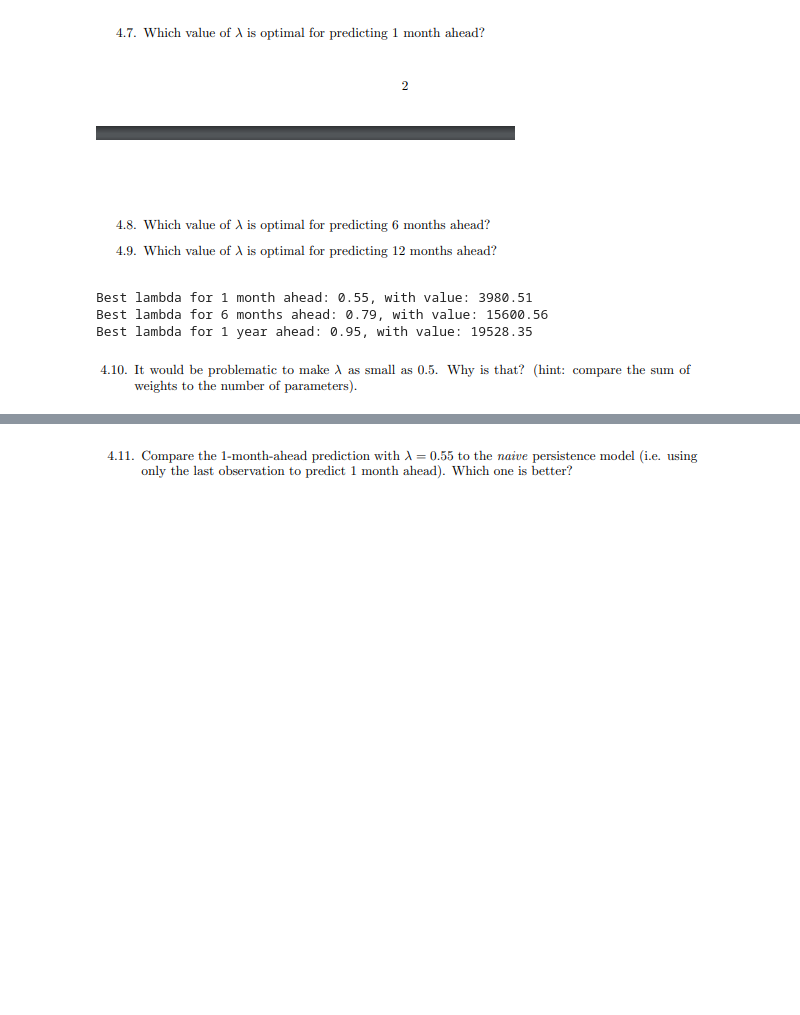
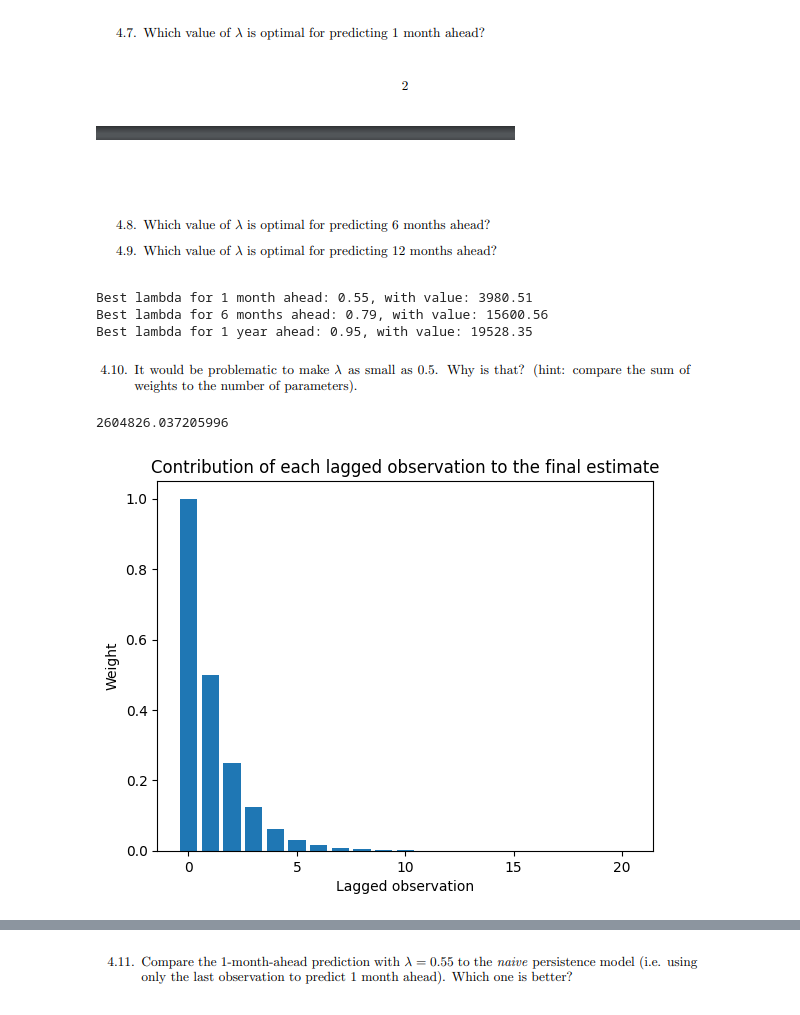
Before and after one commit to jakwisn/DTU-2024-TimeSeriesAnalysis, a Jupyter notebook: assignment1/a1e4.ipynb, the cells around one changed output, grey strips where cells are left out. Cells and saved outputs as stored; diff of their text form; code cells hidden in the pictures; blank space fills up the shorter version.

```diff
--- a/assignment1/a1e4.ipynb
+++ b/assignment1/a1e4.ipynb
@@ -255,3 +260,20 @@ Best lambda for 6 months ahead: 0.79, with value: 15600.56
 Best lambda for 1 year ahead: 0.95, with value: 19528.35
 # %% [markdown]
 ![image.png](attachment:image.png)
+# %%
+Fi = F(59, 0.4)
+hi = h(59, 0.4)
+
+Thetai = np.linalg.inv(Fi) @ hi
+
+Thetai.sum()
+# %% [output]
+2604826.037205996
+# %%
+plt.bar(np.arange(21),  np.hstack((1, 1 - np.cumsum(np.cumprod(np.ones(20) * 0.5)))))
+plt.title('Contribution of each lagged observation to the final estimate')
+plt.xlabel('Lagged observation')
+plt.ylabel('Weight')
+plt.savefig('lagged.png')
+# %% [output]
+[figure, added]
```
Also changed, not shown: parts of 8 cells of this notebook.
